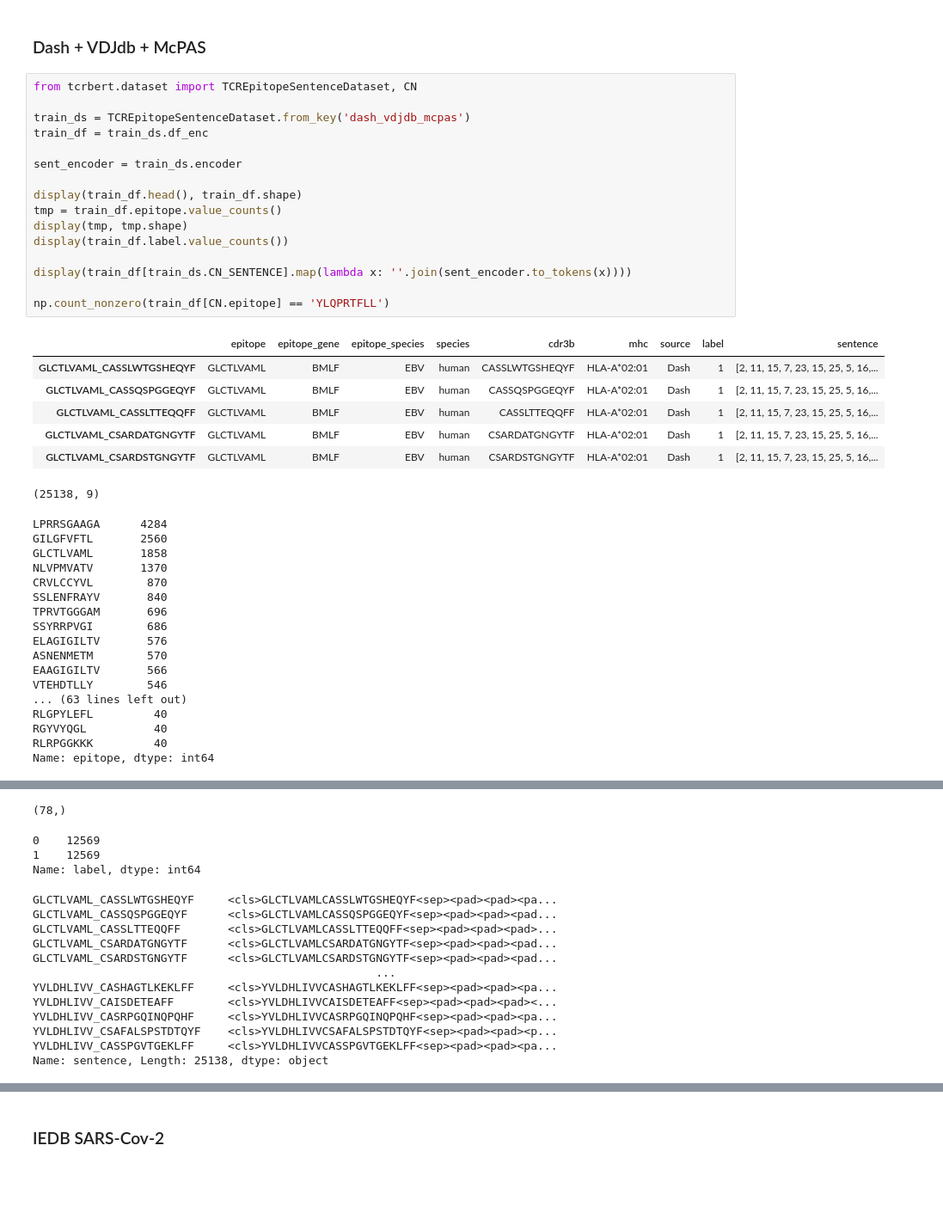
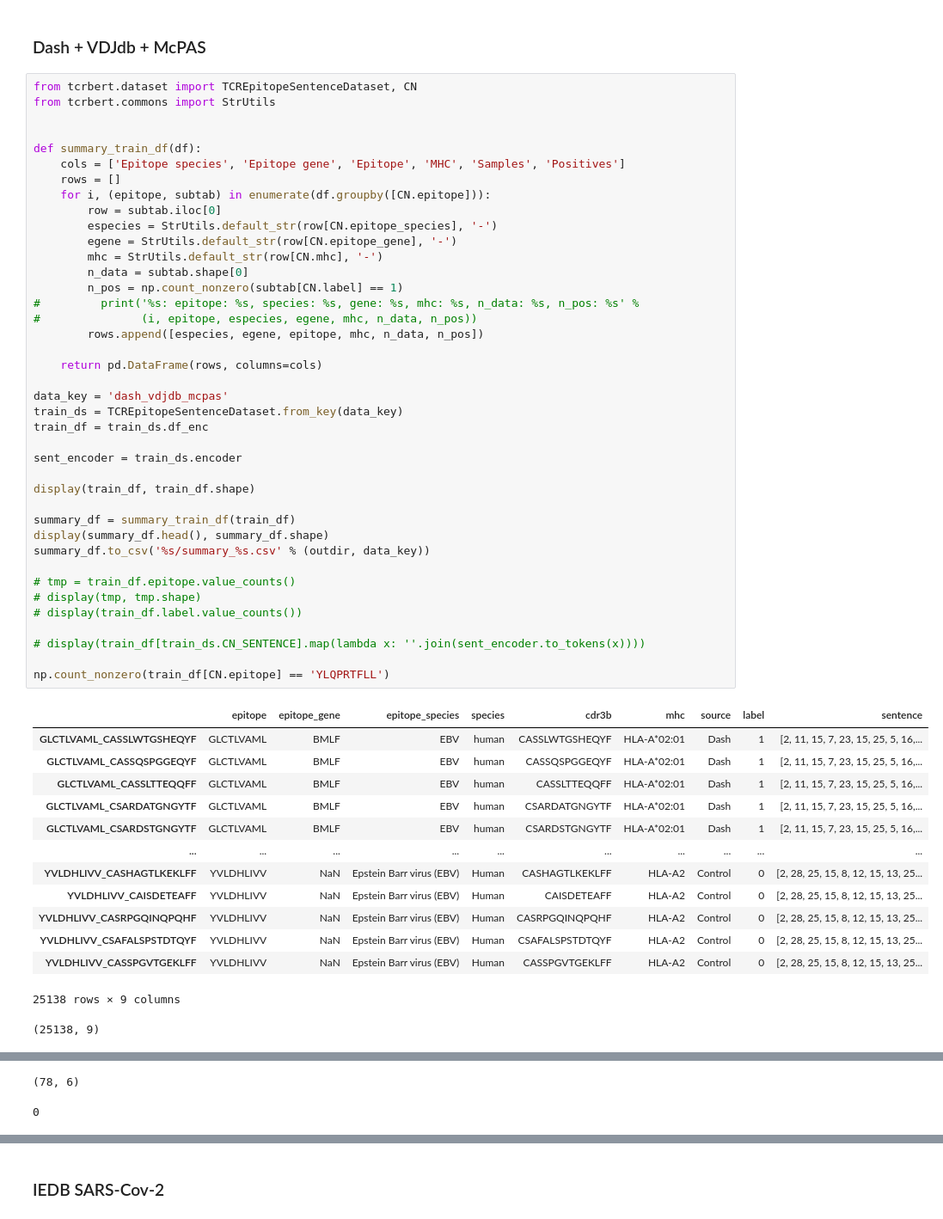
Before and after one commit to luseedbio/TCRBert, a Jupyter notebook: notebook/exp1.ipynb, the cells around one changed output, grey strips where cells are left out. Shown at 86% size. Drawn from its saved outputs; the diff is of its cells as text; blank space fills up the shorter version.

```diff
--- a/notebook/exp1.ipynb
+++ b/notebook/exp1.ipynb
@@ -86,42 +86,56 @@ display(exp_conf)
 ### Dash + VDJdb + McPAS
 # %%
 from tcrbert.dataset import TCREpitopeSentenceDataset, CN
+from tcrbert.commons import StrUtils
 
-train_ds = TCREpitopeSentenceDataset.from_key('dash_vdjdb_mcpas')
+
+def summary_train_df(df):
+    cols = ['Epitope species', 'Epitope gene', 'Epitope', 'MHC', 'Samples', 'Positives']
+    rows = []
+    for i, (epitope, subtab) in enumerate(df.groupby([CN.epitope])):
+        row = subtab.iloc[0]
+        especies = StrUtils.default_str(row[CN.epitope_species], '-')
+        egene = StrUtils.default_str(row[CN.epitope_gene], '-')
+        mhc = StrUtils.default_str(row[CN.mhc], '-')
+        n_data = subtab.shape[0]
+        n_pos = np.count_nonzero(subtab[CN.label] == 1)
+#         print('%s: epitope: %s, species: %s, gene: %s, mhc: %s, n_data: %s, n_pos: %s' %
+#               (i, epitope, especies, egene, mhc, n_data, n_pos))
+        rows.append([especies, egene, epitope, mhc, n_data, n_pos])
+
+    return pd.DataFrame(rows, columns=cols)
+
+data_key = 'dash_vdjdb_mcpas'
+train_ds = TCREpitopeSentenceDataset.from_key(data_key)
 train_df = train_ds.df_enc
 
 sent_encoder = train_ds.encoder
 
-display(train_df.head(), train_df.shape)
-tmp = train_df.epitope.value_counts()
-display(tmp, tmp.shape)
-display(train_df.label.value_counts())
+display(train_df, train_df.shape)
 
-display(train_df[train_ds.CN_SENTENCE].map(lambda x: ''.join(sent_encoder.to_tokens(x))))
+summary_df = summary_train_df(train_df)
+display(summary_df.head(), summary_df.shape)
+summary_df.to_csv('%s/summary_%s.csv' % (outdir, data_key))
+
+# tmp = train_df.epitope.value_counts()
+# display(tmp, tmp.shape)
+# display(train_df.label.value_counts())
+
+# display(train_df[train_ds.CN_SENTENCE].map(lambda x: ''.join(sent_encoder.to_tokens(x))))
 
 np.count_nonzero(train_df[CN.epitope] == 'YLQPRTFLL')
 # %% [output]
 |  | epitope | epitope_gene | epitope_species | species | cdr3b | mhc | source | label | sentence |
 | GLCTLVAML_CASSLWTGSHEQYF | GLCTLVAML | BMLF | EBV | human | CASSLWTGSHEQYF | HLA-A*02:01 | Dash | 1 | [2, 11, 15, 7, 23, 15, 25, 5, 16,... |
 | GLCTLVAML_CASSQSPGGEQYF | GLCTLVAML | BMLF | EBV | human | CASSQSPGGEQYF | HLA-A*02:01 | Dash | 1 | [2, 11, 15, 7, 23, 15, 25, 5, 16,... |
 | GLCTLVAML_CASSLTTEQQFF | GLCTLVAML | BMLF | EBV | human | CASSLTTEQQFF | HLA-A*02:01 | Dash | 1 | [2, 11, 15, 7, 23, 15, 25, 5, 16,... |
 | GLCTLVAML_CSARDATGNGYTF | GLCTLVAML | BMLF | EBV | human | CSARDATGNGYTF | HLA-A*02:01 | Dash | 1 | [2, 11, 15, 7, 23, 15, 25, 5, 16,... |
 | GLCTLVAML_CSARDSTGNGYTF | GLCTLVAML | BMLF | EBV | human | CSARDSTGNGYTF | HLA-A*02:01 | Dash | 1 | [2, 11, 15, 7, 23, 15, 25, 5, 16,... |
+| ... | ... | ... | ... | ... | ... | ... | ... | ... | ... |
+| YVLDHLIVV_CASHAGTLKEKLFF | YVLDHLIVV | NaN | Epstein Barr virus (EBV) | Human | CASHAGTLKEKLFF | HLA-A2 | Control | 0 | [2, 28, 25, 15, 8, 12, 15, 13, 25... |
+| YVLDHLIVV_CAISDETEAFF | YVLDHLIVV | NaN | Epstein Barr virus (EBV) | Human | CAISDETEAFF | HLA-A2 | Control | 0 | [2, 28, 25, 15, 8, 12, 15, 13, 25... |
+| YVLDHLIVV_CASRPGQINQPQHF | YVLDHLIVV | NaN | Epstein Barr virus (EBV) | Human | CASRPGQINQPQHF | HLA-A2 | Control | 0 | [2, 28, 25, 15, 8, 12, 15, 13, 25... |
+| YVLDHLIVV_CSAFALSPSTDTQYF | YVLDHLIVV | NaN | Epstein Barr virus (EBV) | Human | CSAFALSPSTDTQYF | HLA-A2 | Control | 0 | [2, 28, 25, 15, 8, 12, 15, 13, 25... |
+| YVLDHLIVV_CASSPGVTGEKLFF | YVLDHLIVV | NaN | Epstein Barr virus (EBV) | Human | CASSPGVTGEKLFF | HLA-A2 | Control | 0 | [2, 28, 25, 15, 8, 12, 15, 13, 25... |
-(25138, 9)
+25138 rows × 9 columns
-LPRRSGAAGA      4284
-GILGFVFTL       2560
-GLCTLVAML       1858
-NLVPMVATV       1370
-CRVLCCYVL        870
-SSLENFRAYV       840
-TPRVTGGGAM       696
-SSYRRPVGI        686
-ELAGIGILTV       576
-ASNENMETM        570
-EAAGIGILTV       566
-VTEHDTLLY        546
-... (63 lines left out)
-RLGPYLEFL         40
-RGYVYQGL          40
-RLRPGGKKK         40
-Name: epitope, dtype: int64
+(25138, 9)
@@ -128,16 +148,2 @@ Name: epitope, dtype: int64
-(78,)
+(78, 6)
-0    12569
-1    12569
-Name: label, dtype: int64
+0
-GLCTLVAML_CASSLWTGSHEQYF     <cls>GLCTLVAMLCASSLWTGSHEQYF<sep><pad><pad><pa...
-GLCTLVAML_CASSQSPGGEQYF      <cls>GLCTLVAMLCASSQSPGGEQYF<sep><pad><pad><pad...
-GLCTLVAML_CASSLTTEQQFF       <cls>GLCTLVAMLCASSLTTEQQFF<sep><pad><pad><pad>...
-GLCTLVAML_CSARDATGNGYTF      <cls>GLCTLVAMLCSARDATGNGYTF<sep><pad><pad><pad...
-GLCTLVAML_CSARDSTGNGYTF      <cls>GLCTLVAMLCSARDSTGNGYTF<sep><pad><pad><pad...
-                                                   ...
-YVLDHLIVV_CASHAGTLKEKLFF     <cls>YVLDHLIVVCASHAGTLKEKLFF<sep><pad><pad><pa...
-YVLDHLIVV_CAISDETEAFF        <cls>YVLDHLIVVCAISDETEAFF<sep><pad><pad><pad><...
-YVLDHLIVV_CASRPGQINQPQHF     <cls>YVLDHLIVVCASRPGQINQPQHF<sep><pad><pad><pa...
-YVLDHLIVV_CSAFALSPSTDTQYF    <cls>YVLDHLIVVCSAFALSPSTDTQYF<sep><pad><pad><p...
-YVLDHLIVV_CASSPGVTGEKLFF     <cls>YVLDHLIVVCASSPGVTGEKLFF<sep><pad><pad><pa...
-Name: sentence, Length: 25138, dtype: object
```
Also changed, not shown: parts of 18 cells of this notebook, 2 other files.
